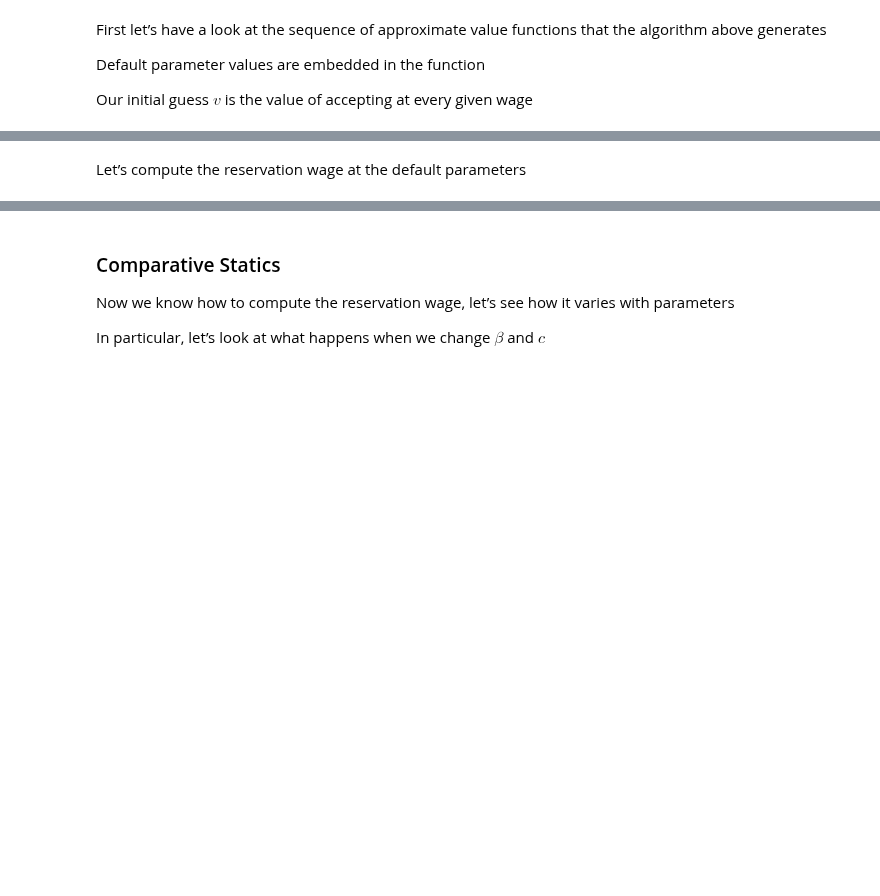
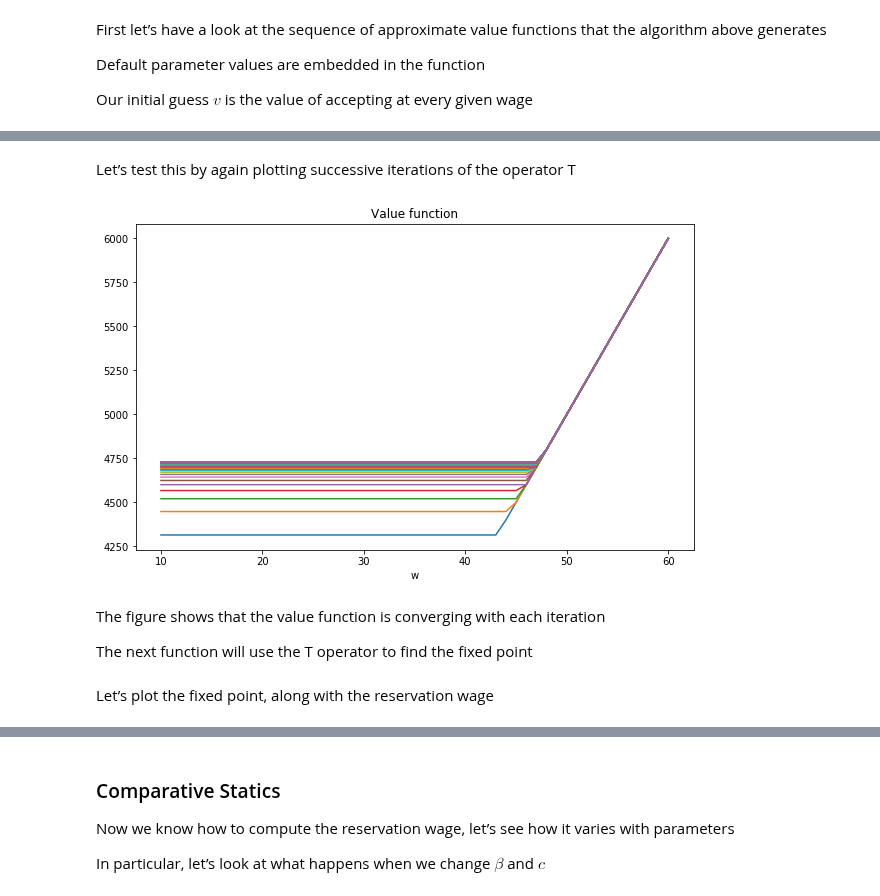
Before and after one commit to jstac/jitting_py_lectures, a Jupyter notebook: mccall_model.ipynb, the cells around one changed output, grey strips where cells are left out. Drawn from its saved outputs; the diff is of its cells as text; code cells hidden in the pictures; blank space fills up the shorter version.

```diff
--- a/mccall_model.ipynb
+++ b/mccall_model.ipynb
@@ -413,0 +405,3 @@ def compute_reservation_wage(c=25,
+# %%
+mc = McCallModel(w_vals, p_vals)
+c, β, w_vals, p_vals = mc.parameters()
@@ -413,0 +411,40 @@ def compute_reservation_wage(c=25,
+# %%
+def bellman_function_factory(mc, parallel_flag=True):
+
+    # Unpack parameters
+    c, β, w_vals, p_vals = mc.parameters()
+
+    @njit(parallel=parallel_flag)
+    def T(v):
+        v_new = np.empty_like(v)
+        for i in prange(len(w_vals)):
+            w = w_vals[i]
+            stop_val = w / (1 - β)
+            cont_val = c + β * np.sum(v * p_vals)
+            v_new[i] = max(stop_val, cont_val)
+
+        return v_new
+
+    return T
+# %% [markdown]
+Let’s test this by again plotting successive iterations of the operator T
+# %%
+T = bellman_function_factory(mc)
+v_init = w_vals / (1 - β)
+
+v = v_init
+n_plots = 35
+
+fig, ax = plt.subplots(figsize=(10, 6))
+for i in range(n_plots):
+    v = T(v)
+    ax.plot(w_vals, v)
+
+ax.set(title='Value function', xlabel='w')
+plt.show()
+# %% [output]
+[figure, added]
+# %% [markdown]
+The figure shows that the value function is converging with each iteration
+
+The next function will use the T operator to find the fixed point
@@ -414,2 +483,2 @@ def compute_reservation_wage(c=25,
 # %% [markdown]
-Let’s compute the reservation wage at the default parameters
+Let’s plot the fixed point, along with the reservation wage
```
Also changed, not shown: parts of 21 cells of this notebook.
